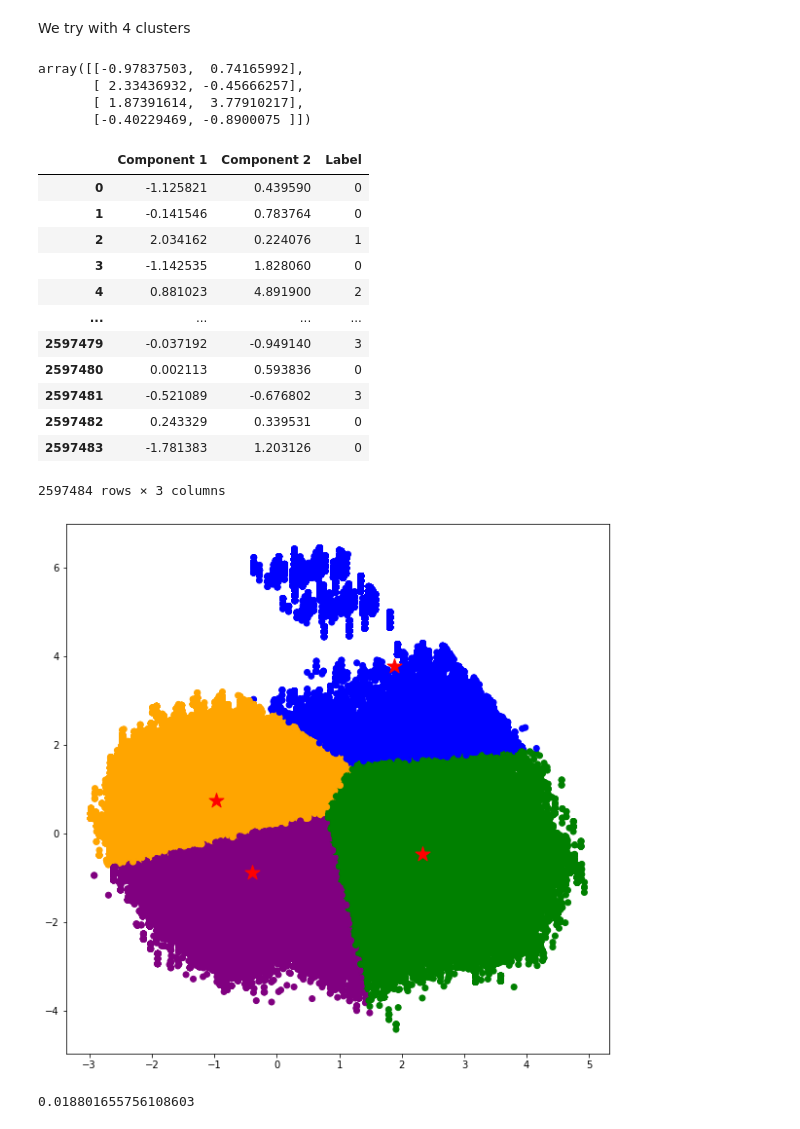
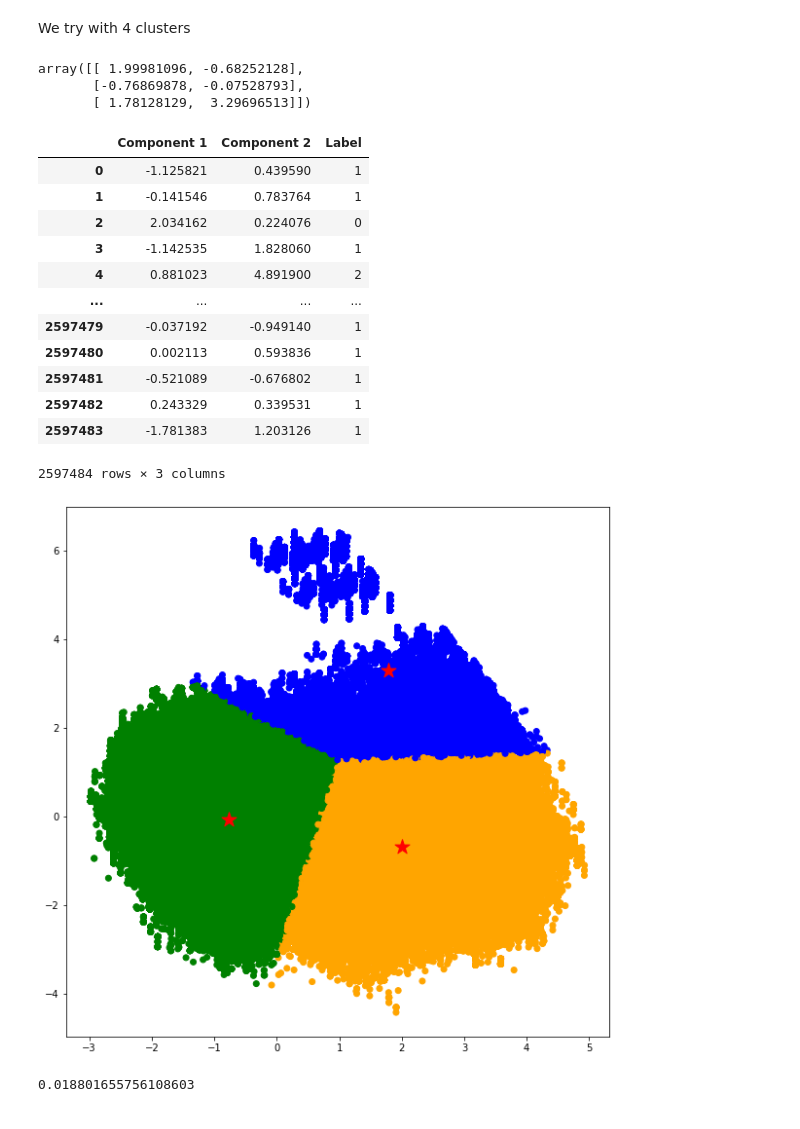
Before and after one commit to BruhZul/DataScienceLaboratory, a Jupyter notebook: Lab3/machine_model.ipynb, the cells around one changed output. Cells and saved outputs as stored; diff of their text form; code cells hidden in the pictures.

```diff
--- a/Lab3/machine_model.ipynb
+++ b/Lab3/machine_model.ipynb
@@ -164,15 +167,14 @@ Text(0, 0.5, 'Within-cluster Sum of Squares')
 # %% [markdown]
 We try with 4 clusters
 # %%
-modelB2020 = KMeans(n_clusters=4)
+modelB2020 = KMeans(n_clusters=3)
 labels = modelB2020.fit_predict(contracts_red_before2020)
 centroids = modelB2020.cluster_centers_
 centroids
 # %% [output]
-array([[-0.97837503,  0.74165992],
-       [ 2.33436932, -0.45666257],
-       [ 1.87391614,  3.77910217],
-       [-0.40229469, -0.8900075 ]])
+array([[ 1.99981096, -0.68252128],
+       [-0.76869878, -0.07528793],
+       [ 1.78128129,  3.29696513]])
 # %%
 #label the data
 labelled_B2020 = pd.concat([contracts_red_before2020, pd.DataFrame(labels)], axis = 1)
@@ -180,27 +182,27 @@ labelled_B2020=labelled_B2020.rename(columns={0:"Label"})
 labelled_B2020
 # %% [output]
 |  | Component 1 | Component 2 | Label |
-| 0 | -1.125821 | 0.439590 | 0 |
-| 1 | -0.141546 | 0.783764 | 0 |
-| 2 | 2.034162 | 0.224076 | 1 |
-| 3 | -1.142535 | 1.828060 | 0 |
+| 0 | -1.125821 | 0.439590 | 1 |
+| 1 | -0.141546 | 0.783764 | 1 |
+| 2 | 2.034162 | 0.224076 | 0 |
+| 3 | -1.142535 | 1.828060 | 1 |
 | 4 | 0.881023 | 4.891900 | 2 |
 | ... | ... | ... | ... |
-| 2597479 | -0.037192 | -0.949140 | 3 |
-| 2597480 | 0.002113 | 0.593836 | 0 |
-| 2597481 | -0.521089 | -0.676802 | 3 |
-| 2597482 | 0.243329 | 0.339531 | 0 |
-| 2597483 | -1.781383 | 1.203126 | 0 |
+| 2597479 | -0.037192 | -0.949140 | 1 |
+| 2597480 | 0.002113 | 0.593836 | 1 |
+| 2597481 | -0.521089 | -0.676802 | 1 |
+| 2597482 | 0.243329 | 0.339531 | 1 |
+| 2597483 | -1.781383 | 1.203126 | 1 |
 2597484 rows × 3 columns
 # %%
 #Plot the data and label
 fig = plt.figure(figsize=(10,10))
-colors = ['orange','green','blue','purple']
+colors = ['orange','green','blue']
 plt.scatter(labelled_B2020['Component 1'], labelled_B2020['Component 2'], c=labelled_B2020['Label'], cmap=matplotlib.colors.ListedColormap(colors))
 plt.scatter(centroids[:, 0], centroids[:, 1], marker='*', c='r', s=250)
 plt.show()
 # %% [output]
-[figure, old version]
+[figure, new version]
 # %%
 isolated_val = len(labelled_B2020[(labelled_B2020['Component 2'] > 4.5)])
 isolated_val/len(labelled_B2020)
```
Also changed, not shown: parts of 52 cells of this notebook.
